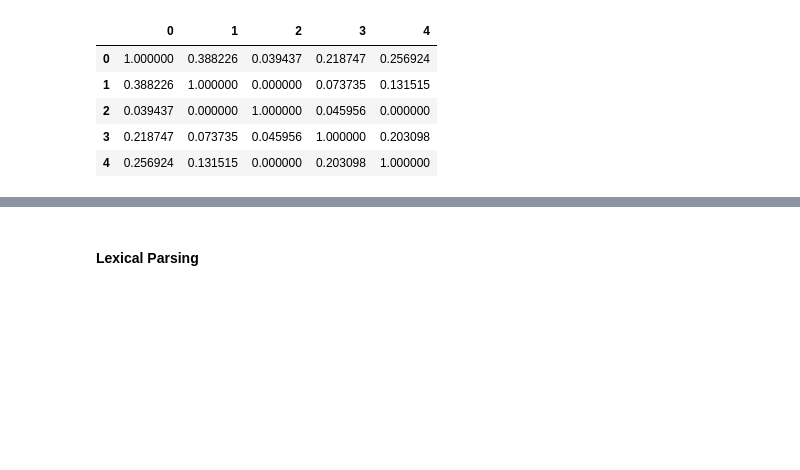
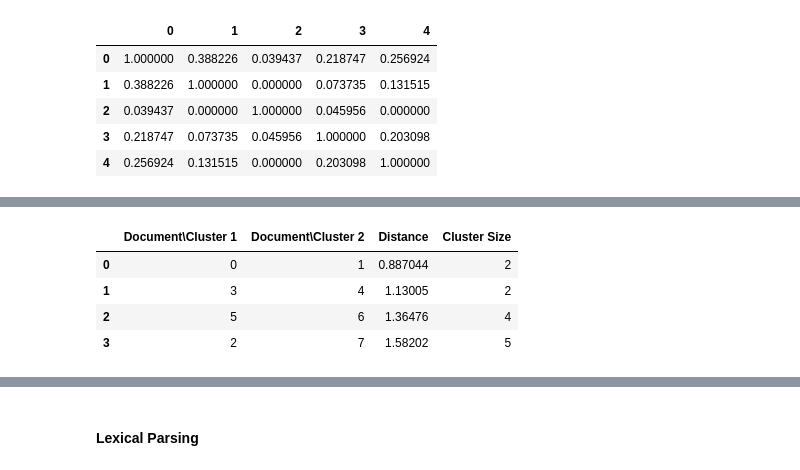
Before and after one commit to raoulbia/jupyterlab-docker, a Jupyter notebook: notebooks/nlp/squad-stanford/squad_stanford-v2.ipynb, the cells around one changed output, grey strips where cells are left out. Cells and saved outputs as stored; diff of their text form; code cells hidden in the pictures; blank space fills up the shorter version.

```diff
--- a/notebooks/nlp/squad-stanford/squad_stanford-v2.ipynb
+++ b/notebooks/nlp/squad-stanford/squad_stanford-v2.ipynb
@@ -275,0 +294,13 @@ Most similar sentence w.r.t question: super bowl 50 american football game deter
+# %%
+# Note: similarity matrix contains the question
+Z = linkage(similarity_matrix, 'ward')
+
+# each step (row) of the linkage matrix tells us which data points (or clusters) were merged together.
+pd.DataFrame(Z, columns=['Document\Cluster 1', 'Document\Cluster 2',
+                         'Distance', 'Cluster Size'], dtype='object')
+# %% [output]
+|  | Document\Cluster 1 | Document\Cluster 2 | Distance | Cluster Size |
+| 0 | 0 | 1 | 0.887044 | 2 |
+| 1 | 3 | 4 | 1.13005 | 2 |
+| 2 | 5 | 6 | 1.36476 | 4 |
+| 3 | 2 | 7 | 1.58202 | 5 |
```
Also changed, not shown: parts of 10 cells of this notebook, 1 other file.
